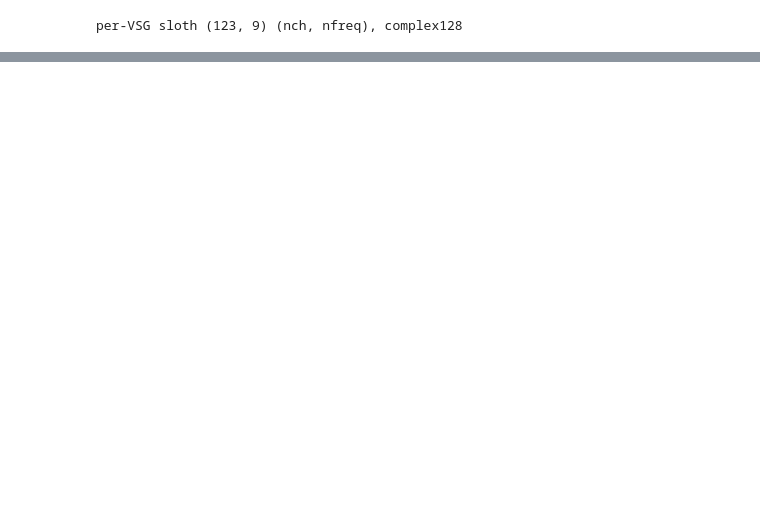
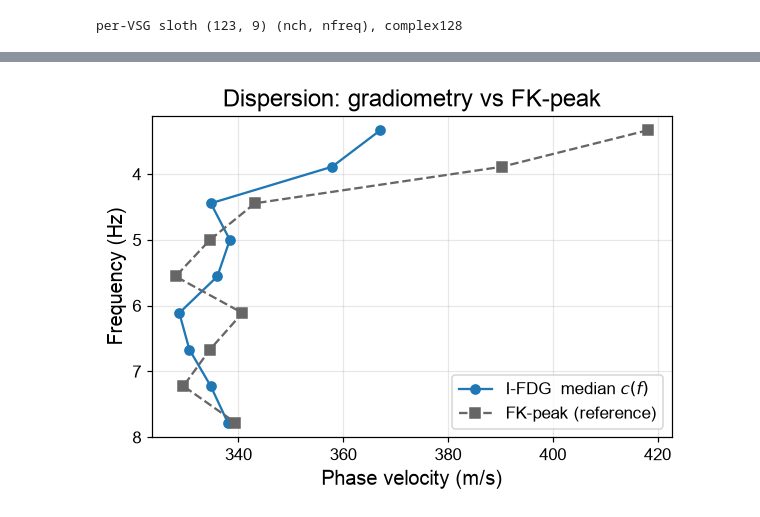
Before and after one commit to Benz-Poobua/das_grad, a Jupyter notebook: notebooks/sloth.ipynb, the cells around one changed output, grey strips where cells are left out. Cells and saved outputs as stored; diff of their text form; code cells hidden in the pictures; blank space fills up the shorter version.

```diff
--- a/notebooks/sloth.ipynb
+++ b/notebooks/sloth.ipynb
@@ -257,9 +225,0 @@ Combine the conditioning that actually helped (median-over-sources halves the no
-# %%
-positions, freqs_stack, s2 = stack_sloth(
-    narrow_files, f_min=F_MIN, f_max=F_MAX, k_cutoff=None,
-    stack_method='median',   # robust over sources
-    quality_max=1.0,         # mask |Im/Re| > 1 (transport residual)
-)
-plot_sloth_section(positions, freqs_stack, s2, show_velo=True, unit='km',
-                   lateral_median=3,
-                   title='Phase velocity - median stack + quality mask + lateral median')
@@ -269,0 +235,10 @@ plot_sloth_section(positions, freqs_stack, s2, show_velo=True, unit='km',
+# %%
+# Independent FK-peak dispersion from a central s1 gather (reference velocity).
+_a  = np.load(files_s1[len(files_s1) // 2])
+_dt = float(np.median(np.diff(_a['lag'])))
+_dx = float(np.median(np.abs(np.diff(np.sort(_a['offset'])))))
+fk_freqs, fk_c = fk_peak_velocity(_a['data'], _dt, _dx, f_min=F_MIN, f_max=F_MAX, v_max=500.0)
+
+metrics = sloth_quality_metrics(positions, freqs_stack, s2, fk_ref=(fk_freqs, fk_c),
+                                coverage=coverage)
+print_quality_report(metrics, freqs=freqs_stack)
@@ -269,0 +265,12 @@ plot_sloth_section(positions, freqs_stack, s2, show_velo=True, unit='km',
+# %%
+# Gradiometry dispersion (median across the section) vs the FK-peak reference.
+order = np.argsort(fk_freqs)
+cref  = np.interp(freqs_stack, fk_freqs[order], fk_c[order])
+plt.figure(figsize=(5.5, 4))
+plt.plot(metrics['c_of_f'], freqs_stack, 'o-', label=r'I-FDG  median $c(f)$')
+plt.plot(cref, freqs_stack, 's--', color='0.4', label='FK-peak (reference)')
+plt.xlabel('Phase velocity (m/s)'); plt.ylabel('Frequency (Hz)')
+plt.gca().invert_yaxis(); plt.grid(alpha=0.3); plt.legend()
+plt.title('Dispersion: gradiometry vs FK-peak'); plt.tight_layout(); plt.show()
+# %% [output]
+[figure, added]
```
Also changed, not shown: parts of 23 cells of this notebook, 4 other files.
